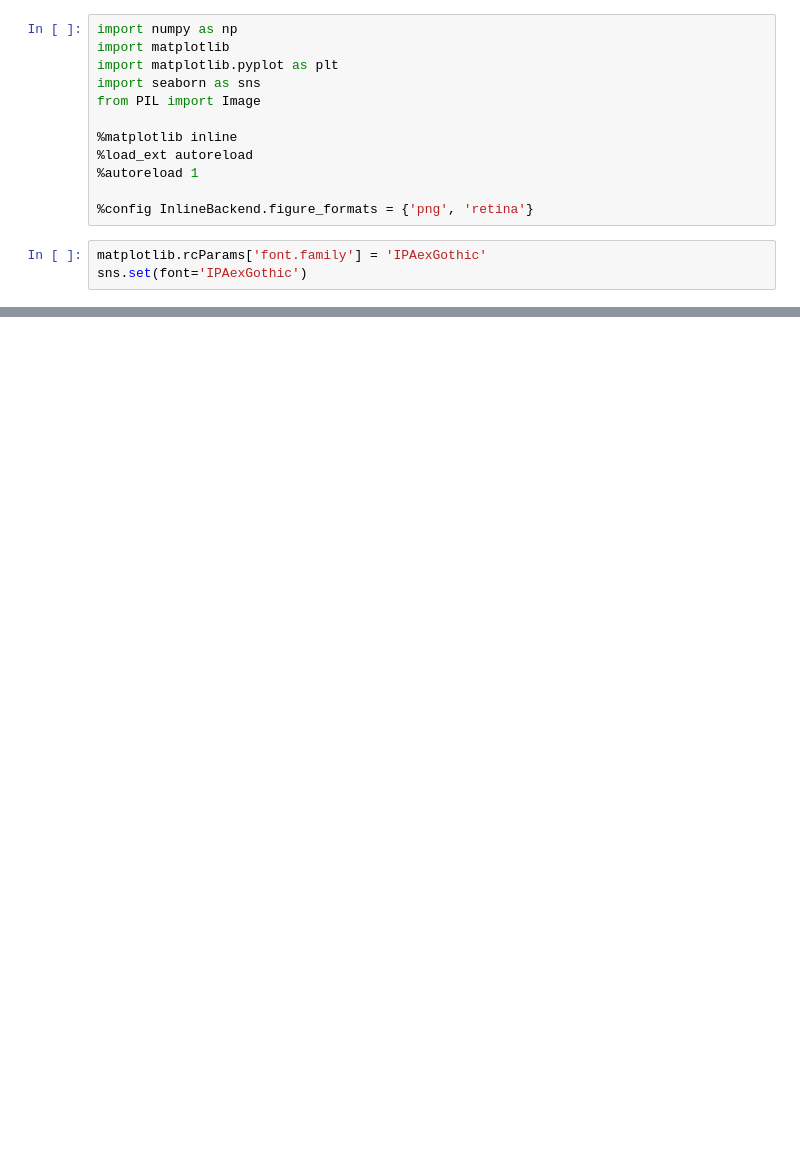
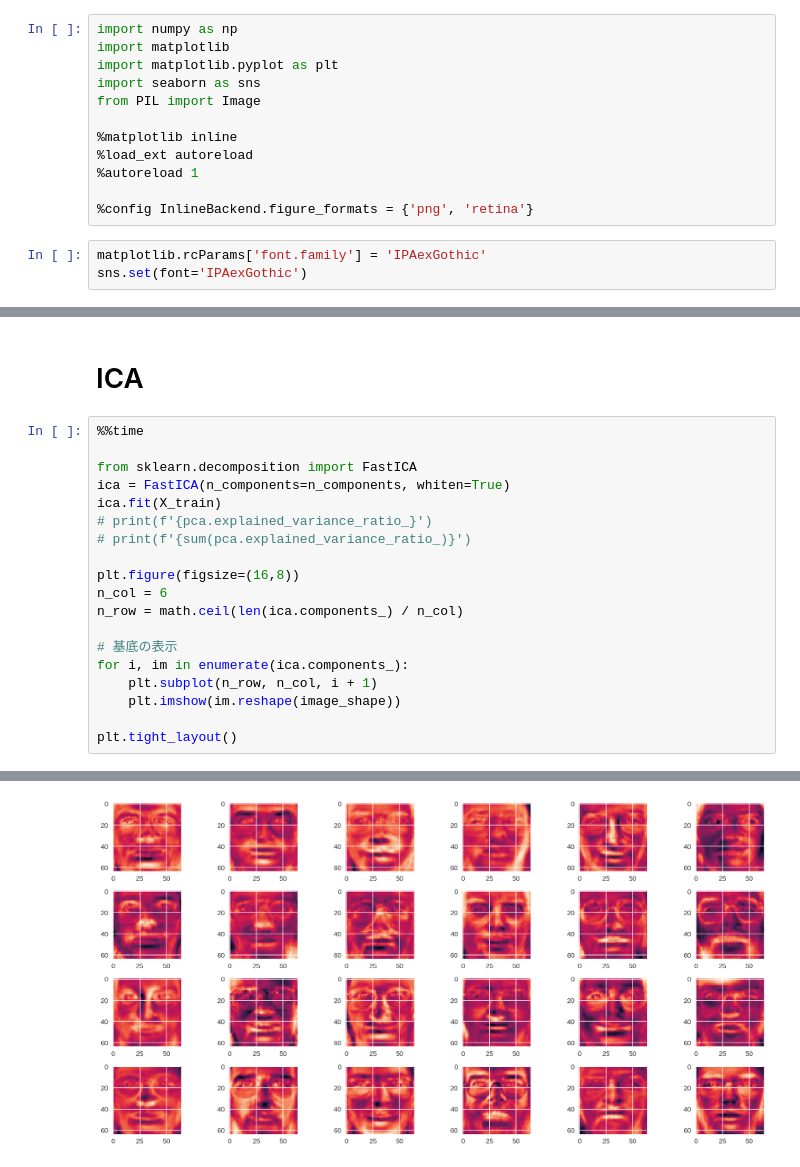
Before and after one commit to tksmd/hannari-python-3, a Jupyter notebook: demo.ipynb, the cells around one changed output, grey strips where cells are left out. Drawn from its saved outputs; the diff is of its cells as text; blank space fills up the shorter version.

```diff
--- a/demo.ipynb
+++ b/demo.ipynb
@@ -36,0 +100,22 @@ plt.tight_layout()
+# %% [markdown]
+# ICA
+# %%
+%%time
+
+from sklearn.decomposition import FastICA
+ica = FastICA(n_components=n_components, whiten=True)
+ica.fit(X_train)
+# print(f'{pca.explained_variance_ratio_}')
+# print(f'{sum(pca.explained_variance_ratio_)}')
+
+plt.figure(figsize=(16,8))
+n_col = 6
+n_row = math.ceil(len(ica.components_) / n_col)
+
+# 基底の表示
+for i, im in enumerate(ica.components_):
+    plt.subplot(n_row, n_col, i + 1)
+    plt.imshow(im.reshape(image_shape))
+
+plt.tight_layout()
+# %% [output]
@@ -36,0 +124 @@ plt.tight_layout()
+[figure, added]
```
Also changed, not shown: parts of 15 cells of this notebook.
